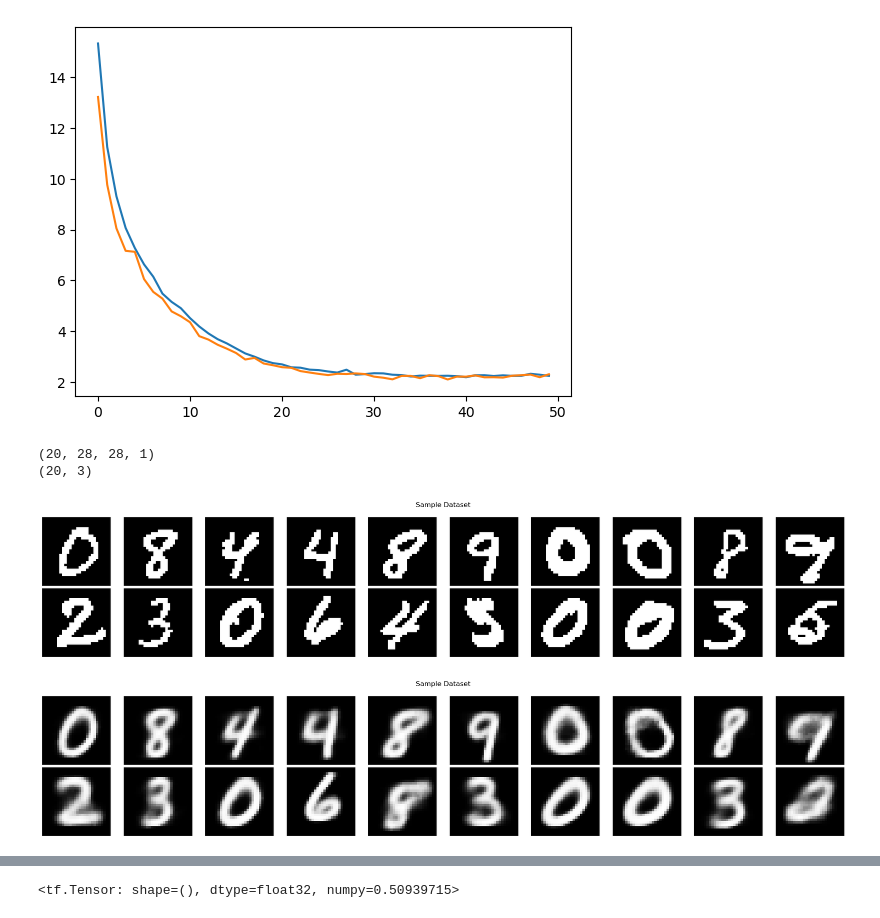
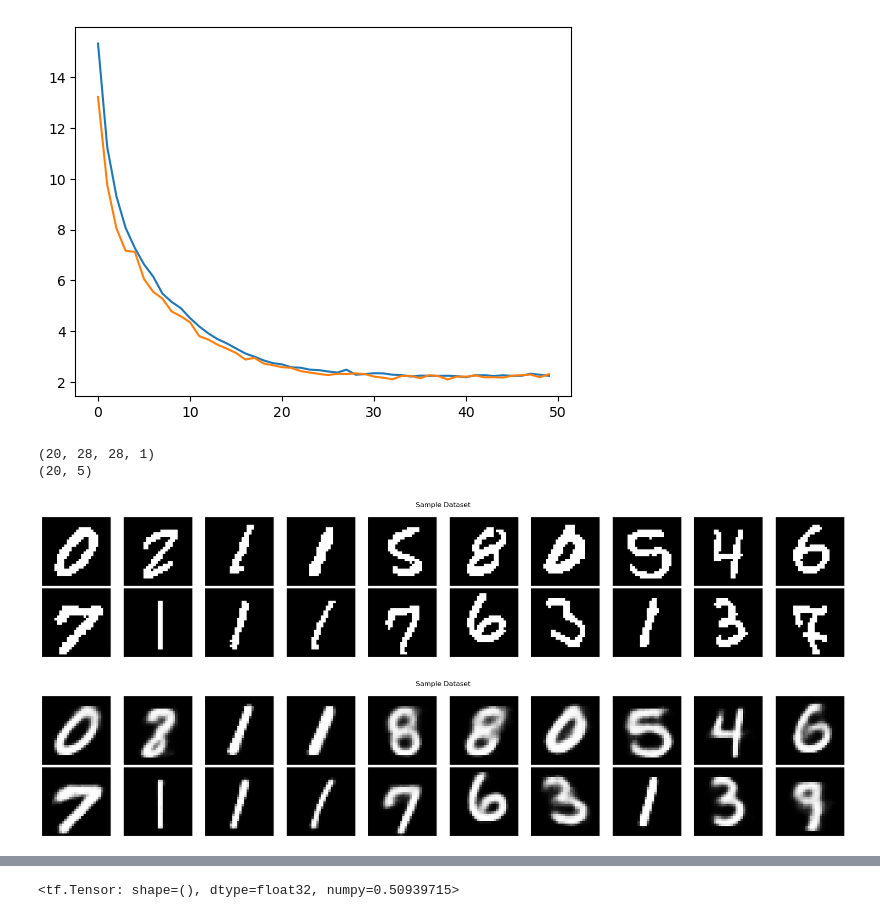
Before and after one commit to Iyeleon/ml_paper_notes, a Jupyter notebook: Deep Learning/Variational Autoencoder/01_vanilla_vae/vae.ipynb, the cells around one changed output, grey strips where cells are left out. Saved outputs shown, nothing was run; the diff lists cells and outputs as text; code cells hidden in the pictures.

```diff
--- a/Deep Learning/Variational Autoencoder/01_vanilla_vae/vae.ipynb
+++ b/Deep Learning/Variational Autoencoder/01_vanilla_vae/vae.ipynb
@@ -257,20 +265,20 @@ plt.plot(history.history['val_output_2_1_loss'])
 # %%
 def generate_and_plot_samples(model):
     np.random.shuffle(mnist_val_images)
     arr = mnist_val_images[:20]
     print(arr.shape)
     mu, logvar = model.encode(arr)
     z = model.reparameterize(mu, logvar)
     print(z.shape)
     samples = model.sample(eps = z).numpy()
-    samples = np.where(samples <= 0.5, 0, 1)
+    # samples = np.where(samples <= 0.5, 0, 1)
     plot_samples(arr, num_cols = 10, num_rows = 2, cmap = 'Greys_r', shuffle = False)
     plot_samples(samples, num_cols = 10, num_rows = 2, cmap = 'Greys_r', shuffle = False)
 generate_and_plot_samples(vae_model)
 # %% [output]
 (20, 28, 28, 1)
-(20, 3)
+(20, 5)
-[figure, old version]
+[figure, new version]
-[figure, old version]
+[figure, new version]
 # %%
 samples = vae_model.sample(num_samples = 30).numpy()
```
Also changed, not shown: parts of 3 cells of this notebook.
